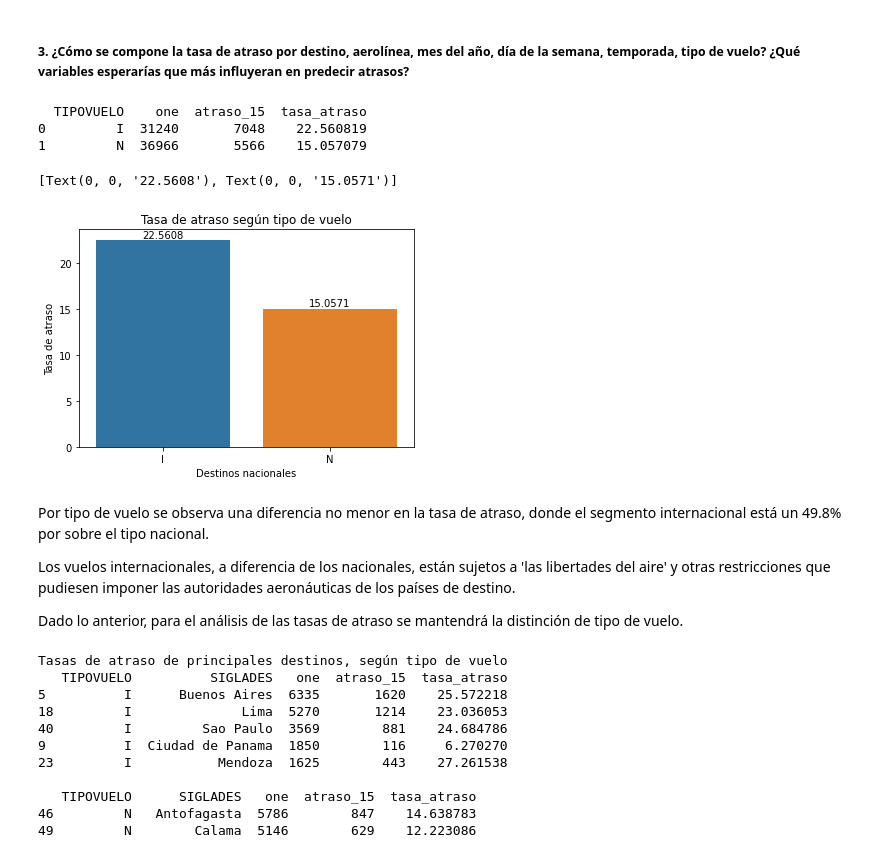
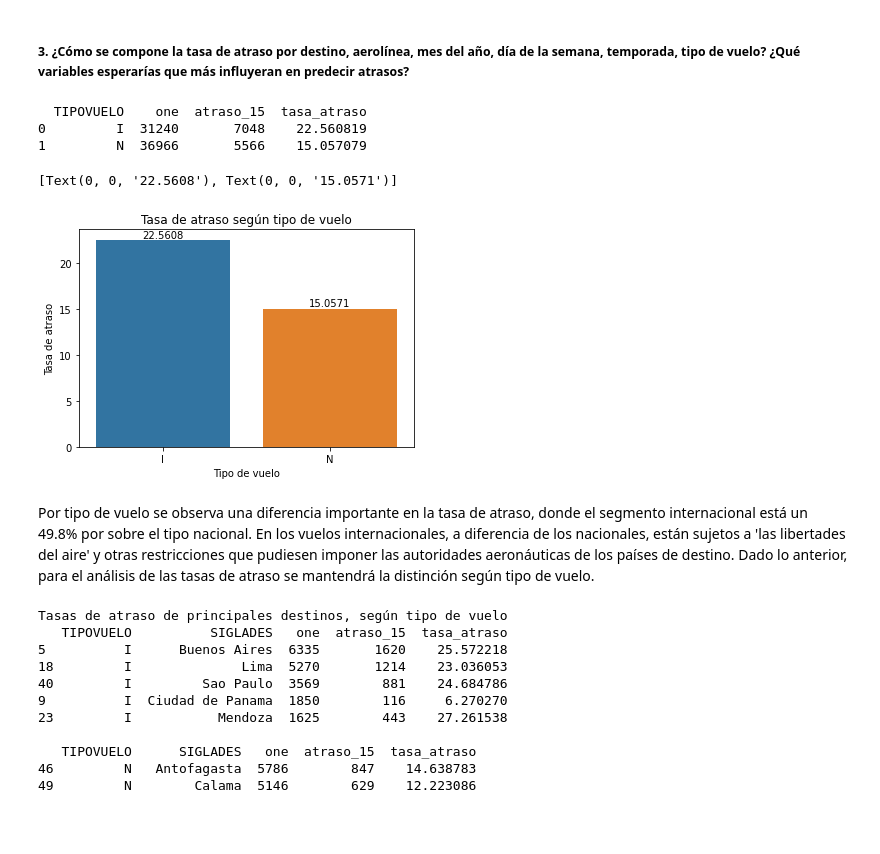
Before and after one commit to oscarjquintana/ChallengeLATAM, a Jupyter notebook: solution.ipynb, the cells around one changed output. Cells and saved outputs as stored; diff of their text form; code cells hidden in the pictures; blank space fills up the shorter version.

```diff
--- a/solution.ipynb
+++ b/solution.ipynb
@@ -166,36 +173,32 @@ df[['temporada_alta','dif_min','atraso_15','periodo_dia']].to_csv('synthetic_fea
 # %%
 #Atrasos según tipo de vuelo
 df_aux = df[['TIPOVUELO','one','atraso_15']].groupby(['TIPOVUELO'], as_index=False).sum()
 df_aux['tasa_atraso'] = df_aux['atraso_15'] / df_aux['one'] * 100
 print(df_aux)
 
 #Gráficos de tasas de atraso, según tipo de vuelo
 plt0 = sns.barplot(
     data = df_aux,
     x = 'TIPOVUELO',
     y = 'tasa_atraso',
     estimator = sum,
     order = ['I','N'],
     errorbar=None
     )
 plt0.set(
     title = 'Tasa de atraso según tipo de vuelo',
-    xlabel = 'Destinos nacionales',
+    xlabel = 'Tipo de vuelo',
     ylabel = 'Tasa de atraso'
     )
 plt0.bar_label(plt0.containers[0])
 # %% [output]
   TIPOVUELO    one  atraso_15  tasa_atraso
 0         I  31240       7048    22.560819
 1         N  36966       5566    15.057079
 [Text(0, 0, '22.5608'), Text(0, 0, '15.0571')]
-[figure, old version]
+[figure, new version]
 # %% [markdown]
-Por tipo de vuelo se observa una diferencia no menor en la tasa de atraso, donde el segmento internacional está un 49.8% por sobre el tipo nacional.
-
-Los vuelos internacionales, a diferencia de los nacionales, están sujetos a 'las libertades del aire' y otras restricciones que pudiesen imponer las autoridades aeronáuticas de los países de destino.
-
-Dado lo anterior, para el análisis de las tasas de atraso se mantendrá la distinción de tipo de vuelo.
+Por tipo de vuelo se observa una diferencia importante en la tasa de atraso, donde el segmento internacional está un 49.8% por sobre el tipo nacional. En los vuelos internacionales, a diferencia de los nacionales, están sujetos a 'las libertades del aire' y otras restricciones que pudiesen imponer las autoridades aeronáuticas de los países de destino. Dado lo anterior, para el análisis de las tasas de atraso se mantendrá la distinción según tipo de vuelo.
 # %%
 #Atrasos en principales destinos nacionales e internacionales
 df_aux = df[['TIPOVUELO', 'SIGLADES', 'one', 'atraso_15']].groupby(['TIPOVUELO', 'SIGLADES'], as_index=False).sum()
```
Also changed, not shown: parts of 19 cells of this notebook, 1 other file.
